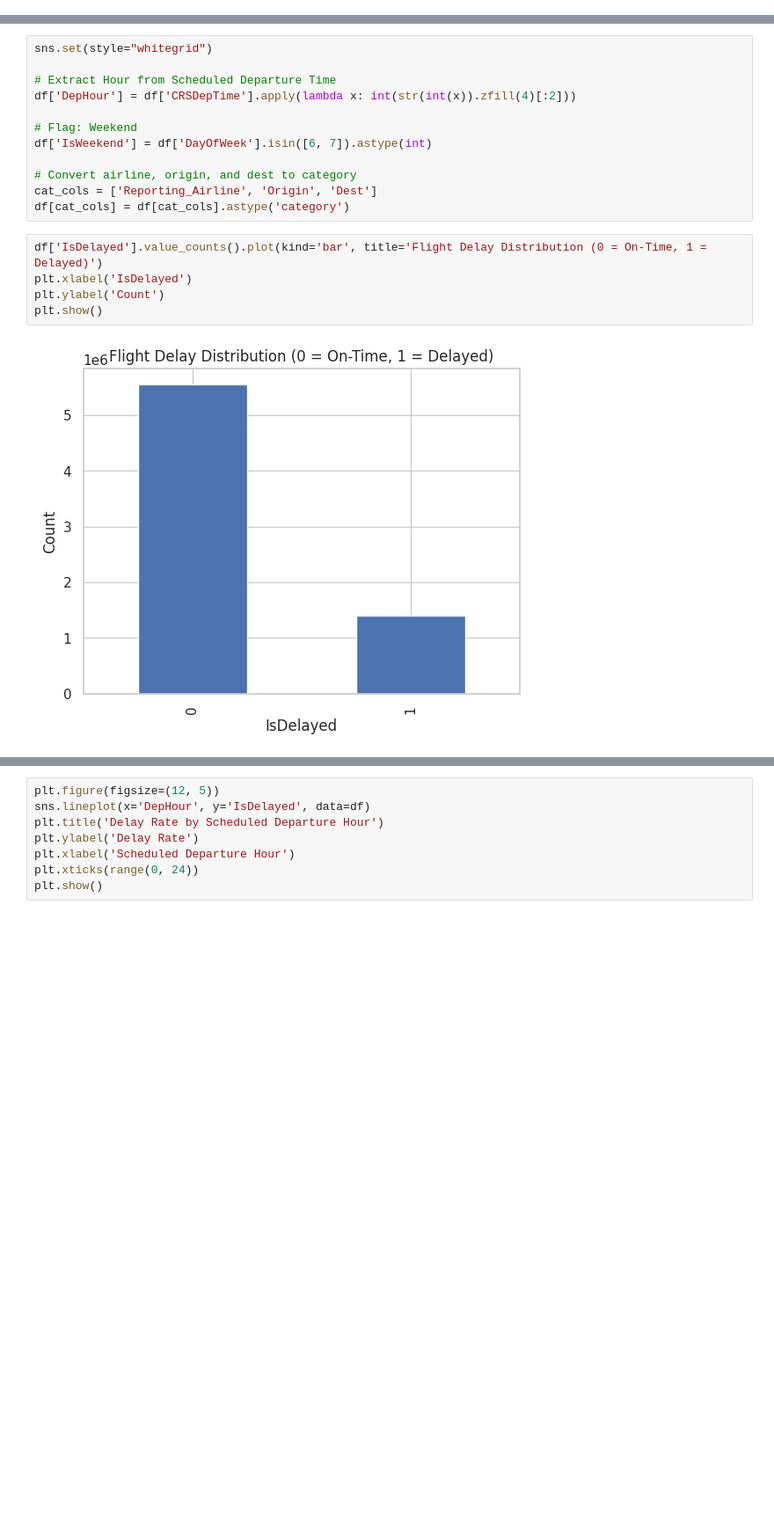
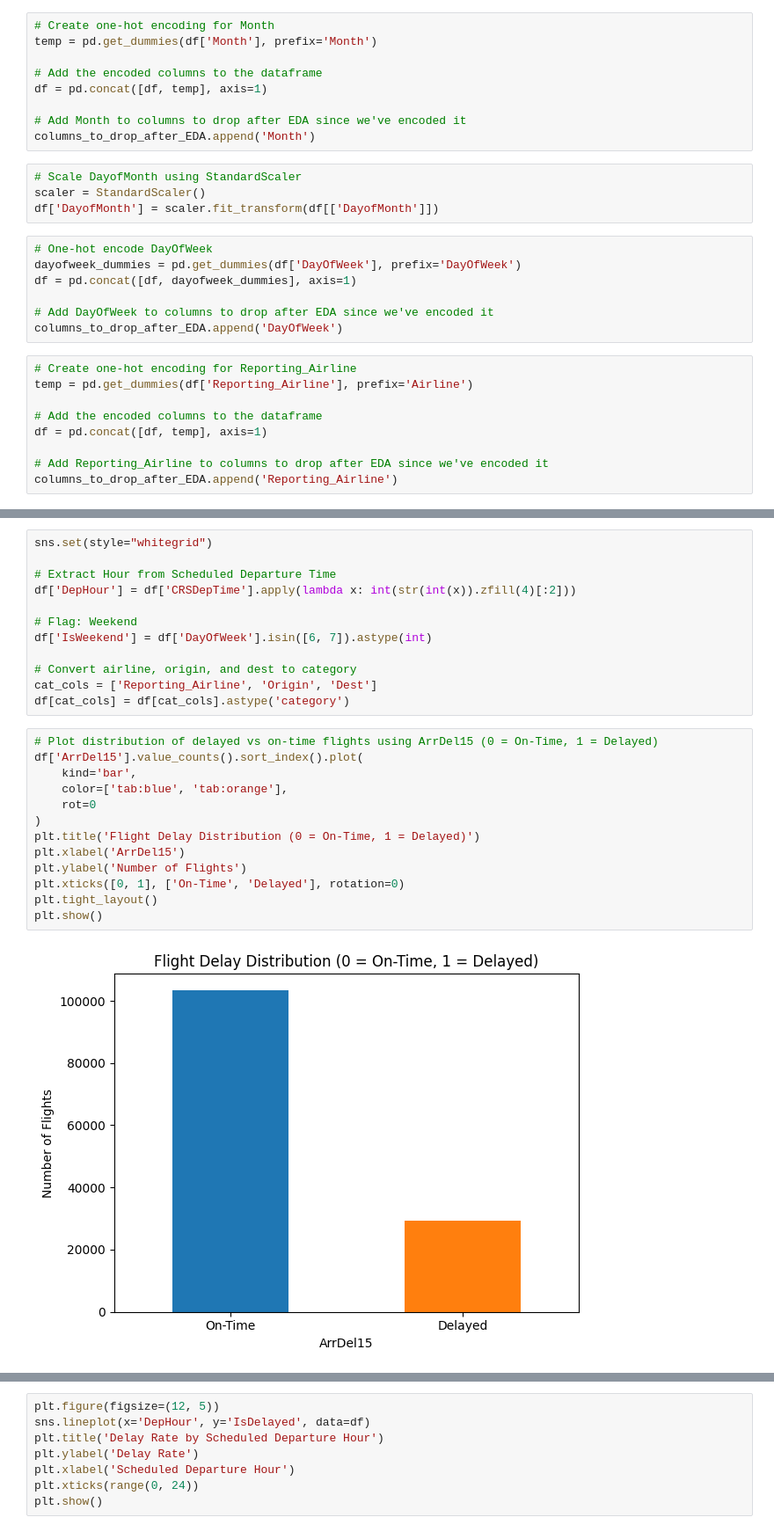
Before and after one commit to shloak17107/airline-delay-prediction, a Jupyter notebook: Vatsal_Copy_of_preprocessing.ipynb, the cells around one changed output, grey strips where cells are left out. Shown at 88% size. Cells and saved outputs as stored; diff of their text form; blank space fills up the shorter version.

```diff
--- a/Vatsal_Copy_of_preprocessing.ipynb
+++ b/Vatsal_Copy_of_preprocessing.ipynb
@@ -296,0 +384,29 @@ df = df.drop(columns=leakage_cols)
+# %%
+# Create one-hot encoding for Month
+temp = pd.get_dummies(df['Month'], prefix='Month')
+
+# Add the encoded columns to the dataframe
+df = pd.concat([df, temp], axis=1)
+
+# Add Month to columns to drop after EDA since we've encoded it
+columns_to_drop_after_EDA.append('Month')
+# %%
+# Scale DayofMonth using StandardScaler
+scaler = StandardScaler()
+df['DayofMonth'] = scaler.fit_transform(df[['DayofMonth']])
+# %%
+# One-hot encode DayOfWeek
+dayofweek_dummies = pd.get_dummies(df['DayOfWeek'], prefix='DayOfWeek')
+df = pd.concat([df, dayofweek_dummies], axis=1)
+
+# Add DayOfWeek to columns to drop after EDA since we've encoded it
+columns_to_drop_after_EDA.append('DayOfWeek')
+# %%
+# Create one-hot encoding for Reporting_Airline
+temp = pd.get_dummies(df['Reporting_Airline'], prefix='Airline')
+
+# Add the encoded columns to the dataframe
+df = pd.concat([df, temp], axis=1)
+
+# Add Reporting_Airline to columns to drop after EDA since we've encoded it
+columns_to_drop_after_EDA.append('Reporting_Airline')
@@ -307,11 +427,19 @@ df['IsWeekend'] = df['DayOfWeek'].isin([6, 7]).astype(int)
 cat_cols = ['Reporting_Airline', 'Origin', 'Dest']
 df[cat_cols] = df[cat_cols].astype('category')
 # %%
-df['IsDelayed'].value_counts().plot(kind='bar', title='Flight Delay Distribution (0 = On-Time, 1 = Delayed)')
-plt.xlabel('IsDelayed')
-plt.ylabel('Count')
+# Plot distribution of delayed vs on-time flights using ArrDel15 (0 = On-Time, 1 = Delayed)
+df['ArrDel15'].value_counts().sort_index().plot(
+    kind='bar',
+    color=['tab:blue', 'tab:orange'],
+    rot=0
+)
+plt.title('Flight Delay Distribution (0 = On-Time, 1 = Delayed)')
+plt.xlabel('ArrDel15')
+plt.ylabel('Number of Flights')
+plt.xticks([0, 1], ['On-Time', 'Delayed'], rotation=0)
+plt.tight_layout()
 plt.show()
 # %% [output]
-[figure, old version]
+[figure, new version]
 # %%
 # Group by airline and calculate average delay rate
```
Also changed, not shown: parts of 39 cells of this notebook.
